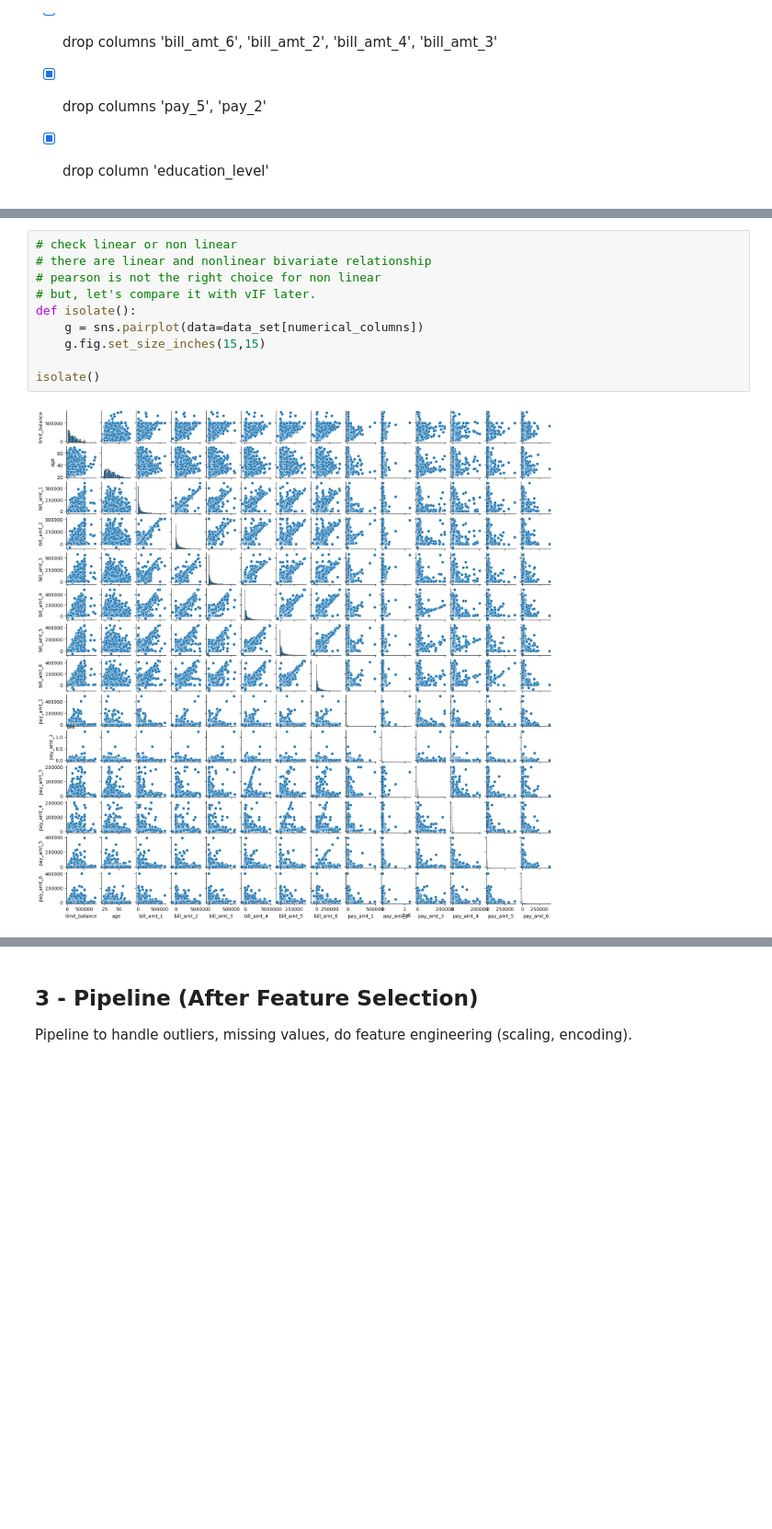
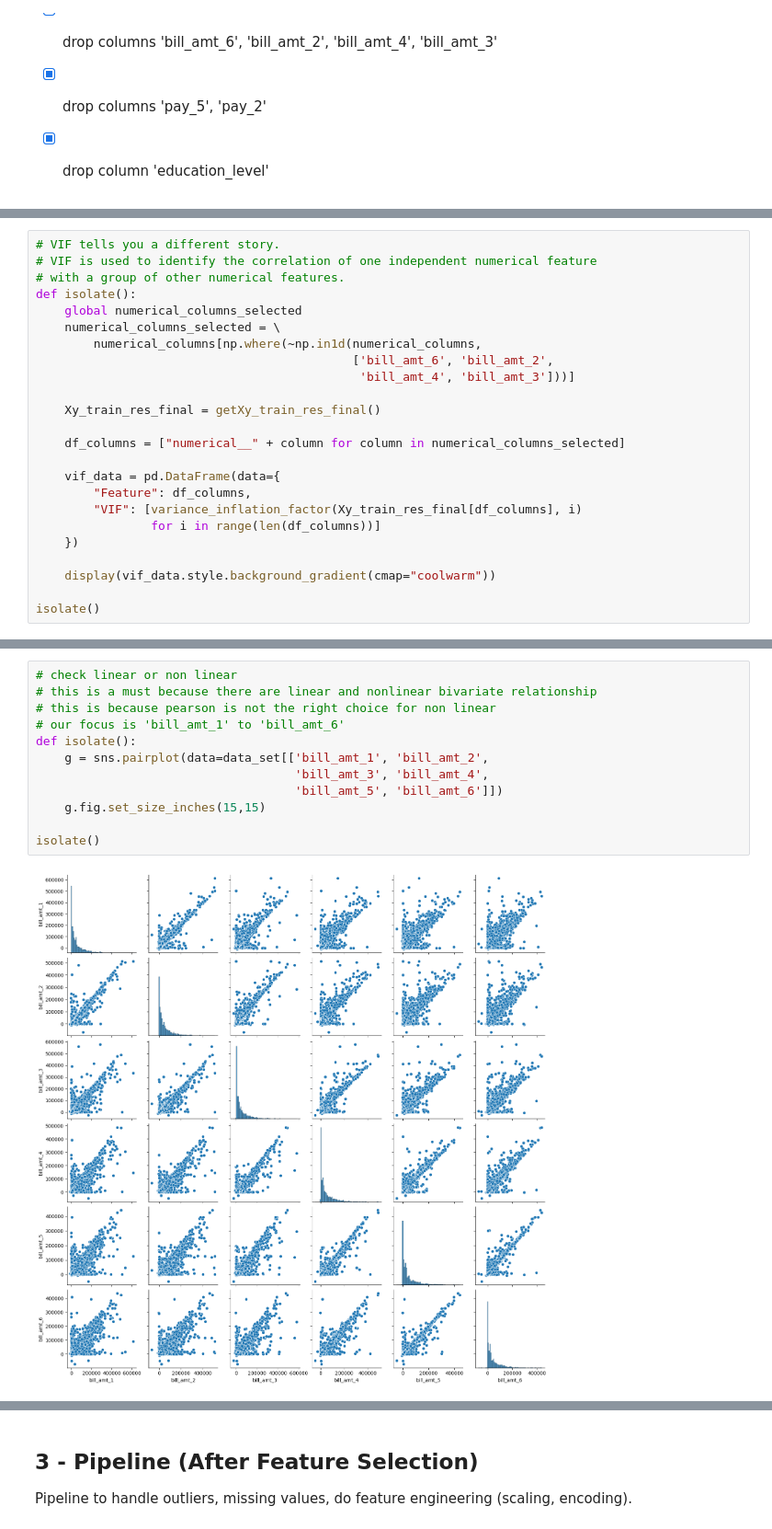
Before and after one commit to jasonrichdarmawan/p1-ml1, a Jupyter notebook: h8dsft_P1M1_jason_rich_darmawan_onggo_putra.ipynb, the cells around one changed output, grey strips where cells are left out. Shown at 92% size. Drawn from its saved outputs; the diff is of its cells as text; blank space fills up the shorter version.

```diff
--- a/h8dsft_P1M1_jason_rich_darmawan_onggo_putra.ipynb
+++ b/h8dsft_P1M1_jason_rich_darmawan_onggo_putra.ipynb
@@ -619,0 +796,24 @@ preprocessor = Pipeline(
+# %%
+# VIF tells you a different story.
+# VIF is used to identify the correlation of one independent numerical feature
+# with a group of other numerical features.
+def isolate():
+    global numerical_columns_selected
+    numerical_columns_selected = \
+        numerical_columns[np.where(~np.in1d(numerical_columns,
+                                            ['bill_amt_6', 'bill_amt_2',
+                                             'bill_amt_4', 'bill_amt_3']))]
+
+    Xy_train_res_final = getXy_train_res_final()
+
+    df_columns = ["numerical__" + column for column in numerical_columns_selected]
+
+    vif_data = pd.DataFrame(data={
+        "Feature": df_columns,
+        "VIF": [variance_inflation_factor(Xy_train_res_final[df_columns], i)
+                for i in range(len(df_columns))]
+    })
+
+    display(vif_data.style.background_gradient(cmap="coolwarm"))
+
+isolate()
@@ -620,15 +832,17 @@ preprocessor = Pipeline(
 # %%
 # check linear or non linear
-# there are linear and nonlinear bivariate relationship
-# pearson is not the right choice for non linear
-# but, let's compare it with vIF later.
+# this is a must because there are linear and nonlinear bivariate relationship
+# this is because pearson is not the right choice for non linear
+# our focus is 'bill_amt_1' to 'bill_amt_6'
 def isolate():
-    g = sns.pairplot(data=data_set[numerical_columns])
+    g = sns.pairplot(data=data_set[['bill_amt_1', 'bill_amt_2',
+                                    'bill_amt_3', 'bill_amt_4',
+                                    'bill_amt_5', 'bill_amt_6']])
     g.fig.set_size_inches(15,15)
 
 isolate()
 # %% [output]
-[figure, old version]
+[figure, new version]
 # %%
 # check multicollinearity with pearson for numerical.
 def isolate():
```
Also changed, not shown: parts of 81 cells of this notebook, 3 other files.
